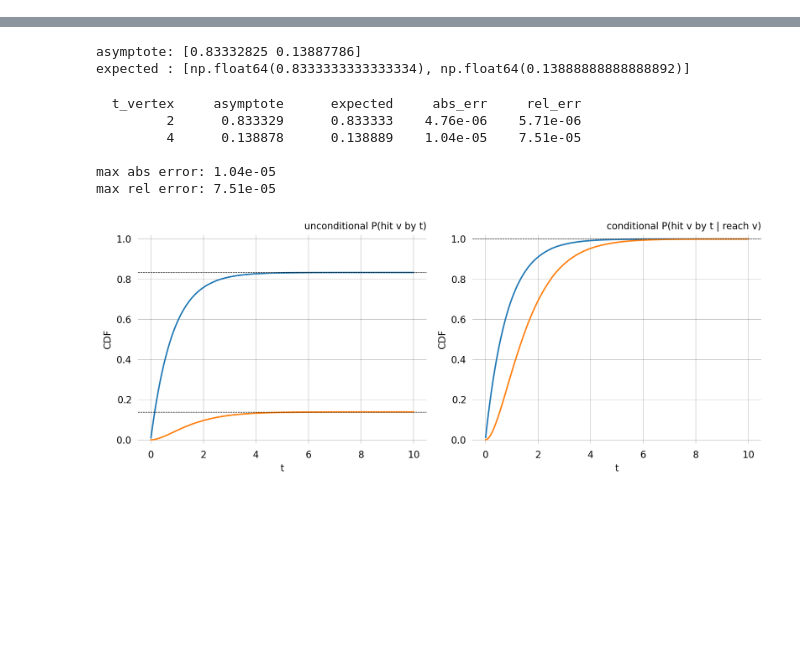
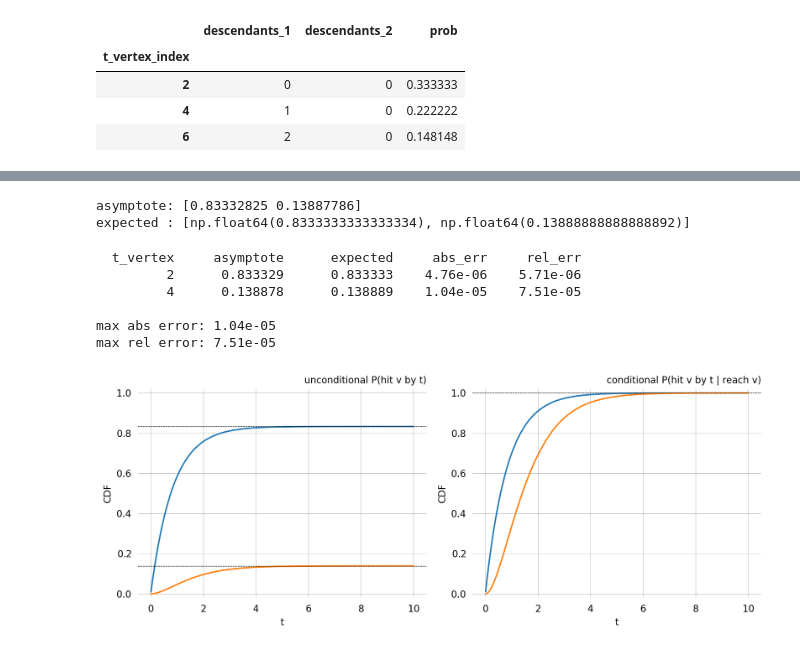
Before and after one commit to munch-group/phasic, a Jupyter notebook: applications/popgen/cond_sampling_with_time.ipynb, the cells around one changed output, grey strips where cells are left out. Cells and saved outputs as stored; diff of their text form; code cells hidden in the pictures; blank space fills up the shorter version.

```diff
--- a/applications/popgen/cond_sampling_with_time.ipynb
+++ b/applications/popgen/cond_sampling_with_time.ipynb
@@ -222,0 +250,16 @@ joint_graph_final_epoch.joint_prob_table()
+# %%
+# base graph
+graph = Graph(coal_callback, ipv=ipv, indexer=indexer)
+graph.update_weights([TRUE_THETA1])
+
+# discrete and continuous joint prob graphs
+_disc_joint_graph = graph.joint_prob_graph(mutation_rate=MUTATION_RATE, reward_limit=REWARD_LIMIT, discrete=True)
+_cont_joint_graph = graph.joint_prob_graph(mutation_rate=MUTATION_RATE, reward_limit=REWARD_LIMIT, discrete=False)
+
+_disc_joint_graph.joint_prob_table()
+# %% [output]
+|  | descendants_1 | descendants_2 | prob |
+| t_vertex_index |  |  |  |
+| 2 | 0 | 0 | 0.333333 |
+| 4 | 1 | 0 | 0.222222 |
+| 6 | 2 | 0 | 0.148148 |
```
Also changed, not shown: parts of 24 cells of this notebook.
